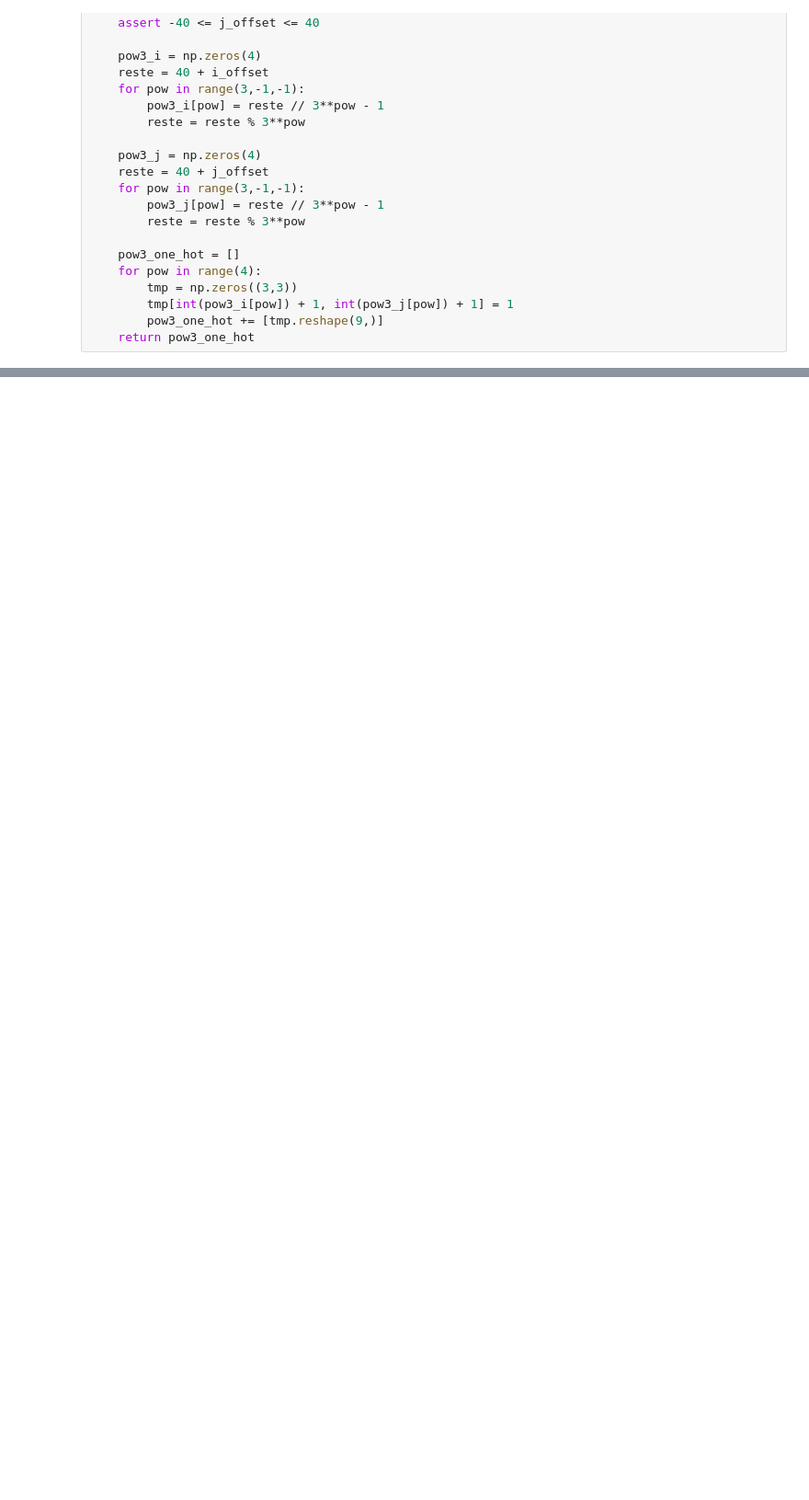
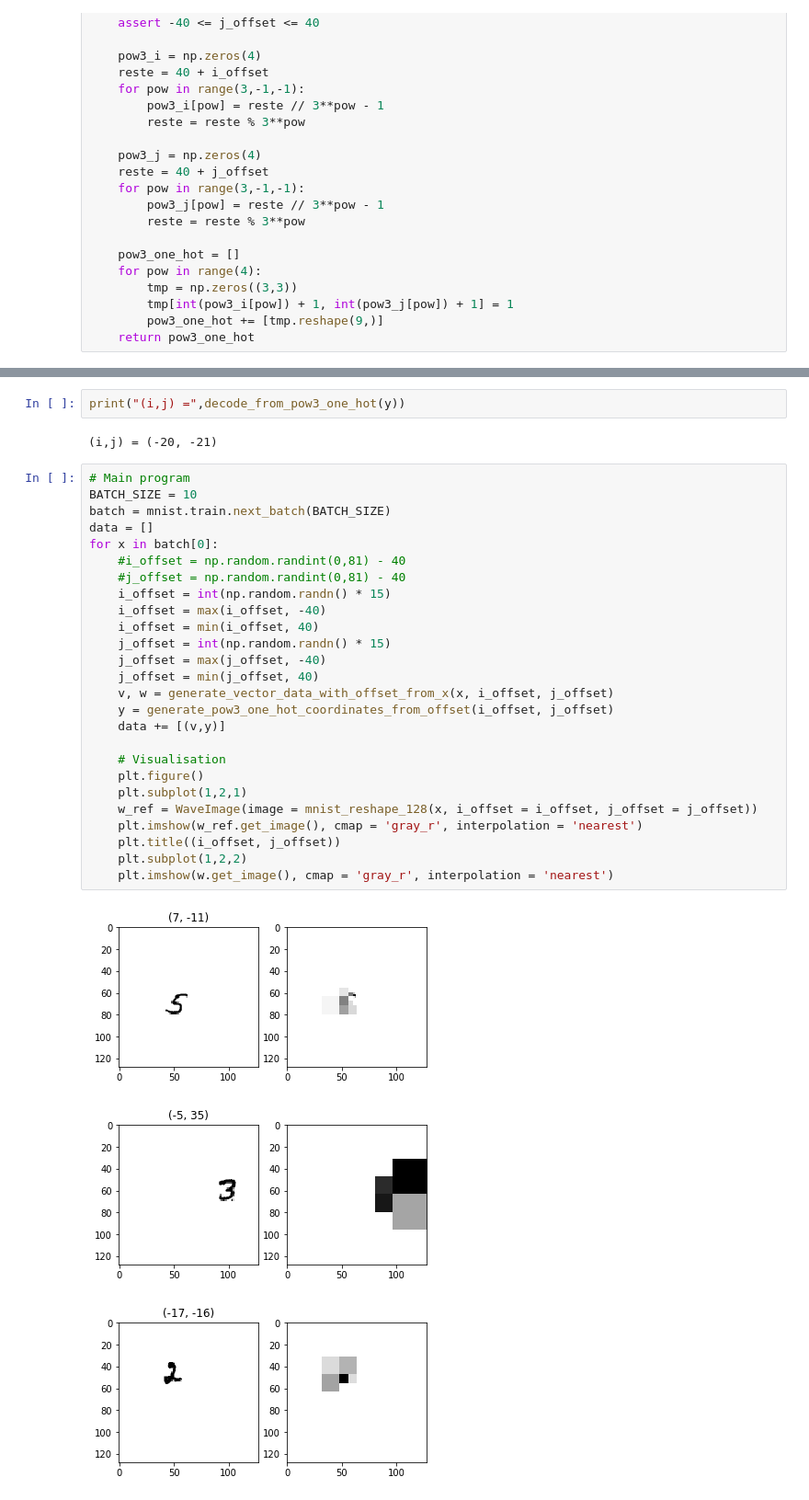
Before and after one commit to pierrealbiges/ActiveVision, a Jupyter notebook: Notebooks/Waveimage-tensorflow-pow3-encoding_P3ver.ipynb, the cells around one changed output, grey strips where cells are left out. Shown: that part at 92% size. Saved outputs shown, nothing was run; the diff lists cells and outputs as text; blank space fills up the shorter version.

```diff
--- a/Notebooks/Waveimage-tensorflow-pow3-encoding_P3ver.ipynb
+++ b/Notebooks/Waveimage-tensorflow-pow3-encoding_P3ver.ipynb
@@ -285,0 +300,34 @@ print(y)
+# %%
+print("(i,j) =",decode_from_pow3_one_hot(y))
+# %% [output]
+(i,j) = (-20, -21)
+# %%
+# Main program
+BATCH_SIZE = 10
+batch = mnist.train.next_batch(BATCH_SIZE)
+data = []
+for x in batch[0]:
+    #i_offset = np.random.randint(0,81) - 40
+    #j_offset = np.random.randint(0,81) - 40
+    i_offset = int(np.random.randn() * 15)
+    i_offset = max(i_offset, -40)
+    i_offset = min(i_offset, 40)
+    j_offset = int(np.random.randn() * 15)
+    j_offset = max(j_offset, -40)
+    j_offset = min(j_offset, 40)
+    v, w = generate_vector_data_with_offset_from_x(x, i_offset, j_offset)
+    y = generate_pow3_one_hot_coordinates_from_offset(i_offset, j_offset)
+    data += [(v,y)]
+
+    # Visualisation
+    plt.figure()
+    plt.subplot(1,2,1)
+    w_ref = WaveImage(image = mnist_reshape_128(x, i_offset = i_offset, j_offset = j_offset))
+    plt.imshow(w_ref.get_image(), cmap = 'gray_r', interpolation = 'nearest')
+    plt.title((i_offset, j_offset))
+    plt.subplot(1,2,2)
+    plt.imshow(w.get_image(), cmap = 'gray_r', interpolation = 'nearest')
+# %% [output]
+[figure, added]
+[figure, added]
+[figure, added]
```
Also changed, not shown: parts of 9 cells of this notebook.
